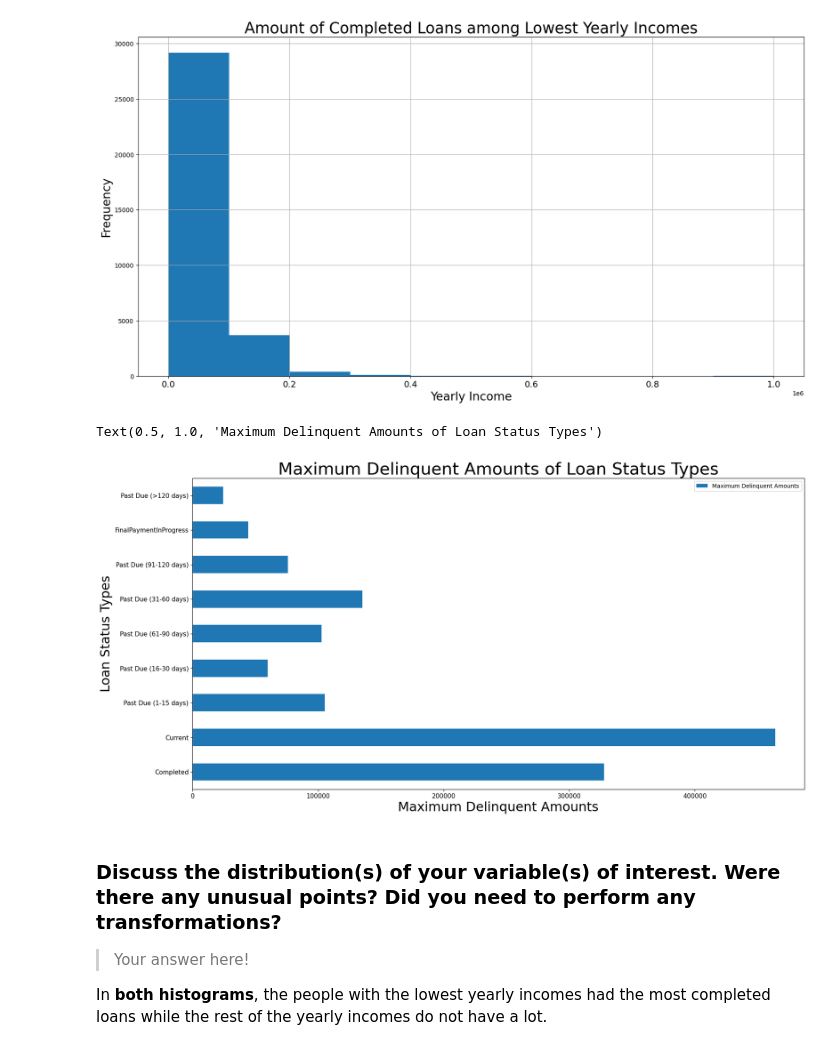
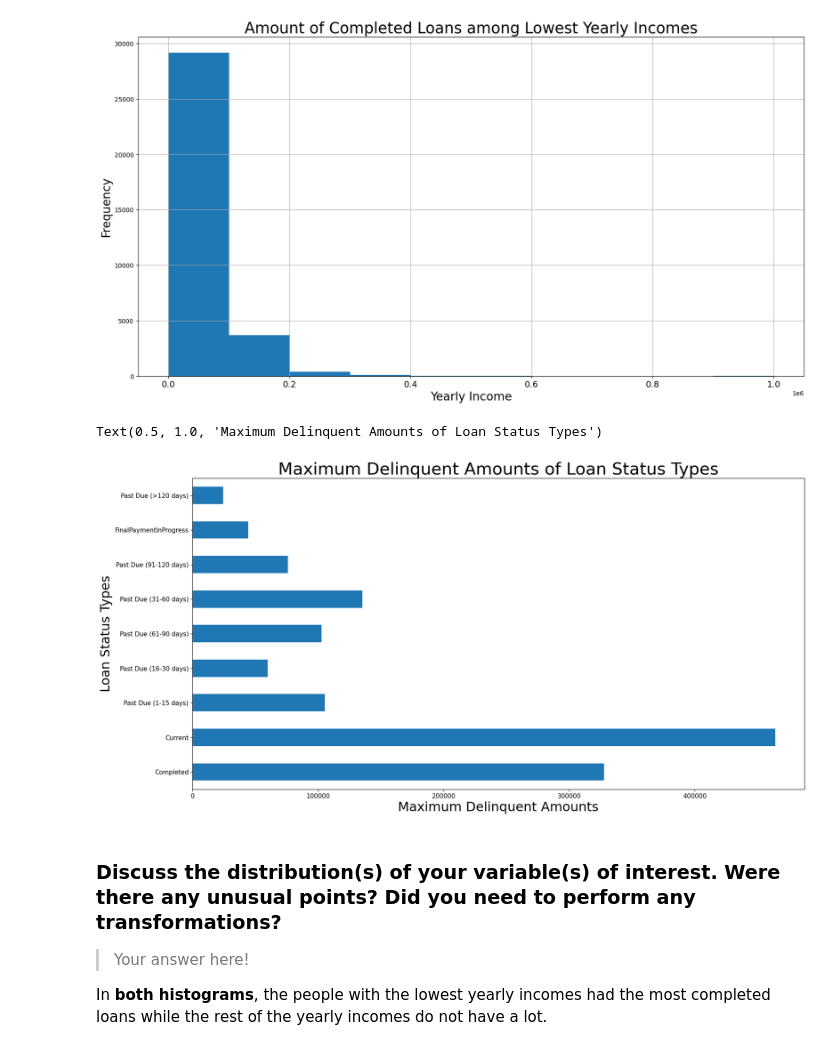
Before and after one commit to jwGitHub9860/Communicate_Data_Findings, a Jupyter notebook: Part_I_exploration_template.ipynb, the cells around one changed output. Cells and saved outputs as stored; diff of their text form; code cells hidden in the pictures.

Commit message:
refactor: Refactoring production code
Change code for displaying bar chart to remove legend in fourth code cell of "Univariate Exploration" section

```diff
--- a/Part_I_exploration_template.ipynb
+++ b/Part_I_exploration_template.ipynb
@@ -298,35 +298,35 @@ loan_status_dataframe_names = [df_prosper_complete_loans_data, df_current_loans,
                                df_past_due_more_than_120_days_loans] # MUST BE Put AFTER dataframes for each Loan Status Type are Created Because they need to be Declared FIRST
 
 # creates dataframe with Maximum Delinquent Amounts of each Loan Status Type
 df_loan_status_and_maximum_delinquent_amounts = pd.DataFrame({
                                                               # creates array with ALL UNIQUE values of Loan Status Types
                                                               'Loan Status Types': df_prosper_loan_data["LoanStatus"].unique(), # holds ALL UNIQUE values of Loan Status
 
                                                               # holds initial values for Maximum Delinquent Amounts of each Loan Status Type
                                                               'Maximum Delinquent Amounts': [0, 0, 0, 0, 0, 0, 0, 0, 0]})
 
 # inputs Maximum Delinquent Amounts of Loan Status into dataframe for Bar Chart
 for index, row in df_loan_status_and_maximum_delinquent_amounts.iterrows(): # iterates through Maximum Delinquent Amounts
     # accesses dataframe name from Series of dataframes for each Loan Status Type
     loan_status_type_dataframe = loan_status_dataframe_names[index]
 
     # finds & inputs Maximum Delinquent Amount of each Loan Status into dataframe for Bar Chart
     df_loan_status_and_maximum_delinquent_amounts.loc[index, 'Maximum Delinquent Amounts'] = loan_status_type_dataframe["AmountDelinquent"].max() # dataframe with Completed Loans was ALREADY CREATED in first code cell of "Univariate Exploration" section
 
 # creates & displays Bar Chart
-df_loan_status_and_maximum_delinquent_amounts.plot.barh(x='Loan Status Types', y='Maximum Delinquent Amounts', figsize=(19.5,10), rot=0, fontsize=11) # Bar Chart is Horizontal, so ALL Labels can be read
+df_loan_status_and_maximum_delinquent_amounts.plot.barh(x='Loan Status Types', y='Maximum Delinquent Amounts', figsize=(19.5,10), legend=False, rot=0, fontsize=11) # Bar Chart is Horizontal, so ALL Labels can be read ("legend=False" REMOVES legend in bar chart)
 
 # adds x-axis label to Bar Chart
 plt.xlabel('Maximum Delinquent Amounts', fontsize=23) # Must Be SEPARATE From AND BELOW Code For Scatterplot to SPECIFY X-LABEL SIZE
 
 # adds y-axis label to Bar Chart
 plt.ylabel('Loan Status Types', fontsize=23) # Must Be SEPARATE From AND BELOW Code For Scatterplot to SPECIFY Y-LABEL SIZE
 
 # adds title to Bar Chart
 plt.title('Maximum Delinquent Amounts of Loan Status Types', fontsize=30) # Must Be SEPARATE From AND BELOW Code For Scatterplot to SPECIFY TITLE SIZE
 # %% [output]
 Text(0.5, 1.0, 'Maximum Delinquent Amounts of Loan Status Types')
-[figure, old version]
+[figure, new version]
 # %% [markdown]
 ### Discuss the distribution(s) of your variable(s) of interest. Were there any unusual points? Did you need to perform any transformations?
 
```
